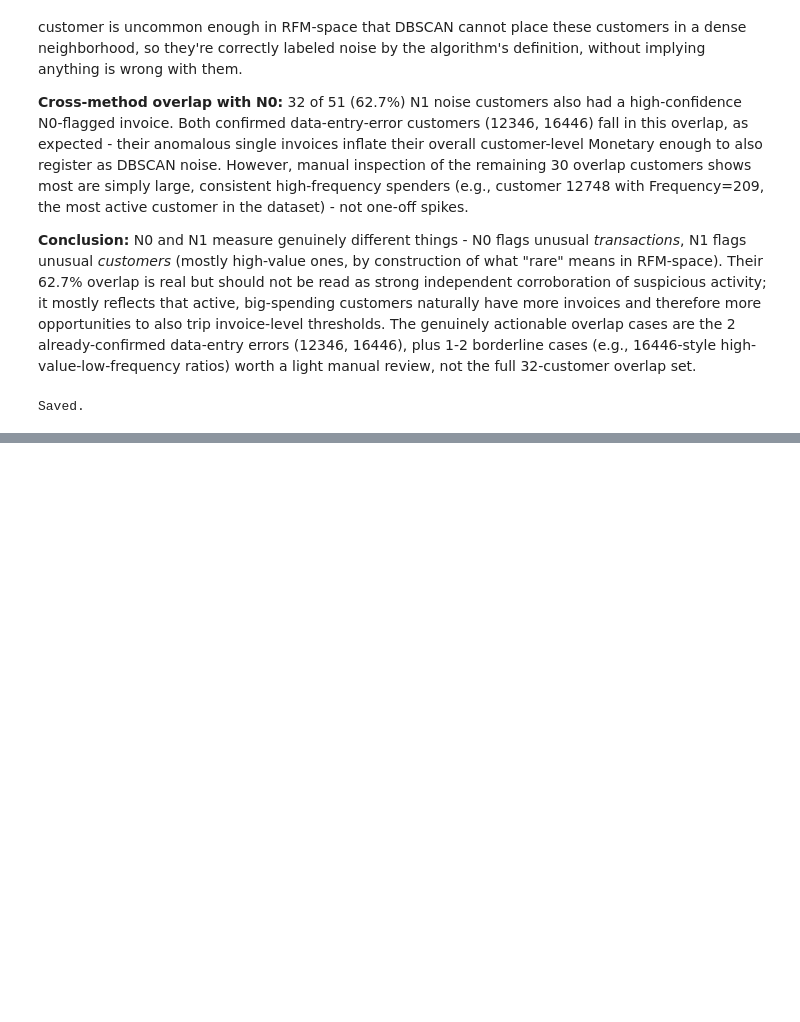
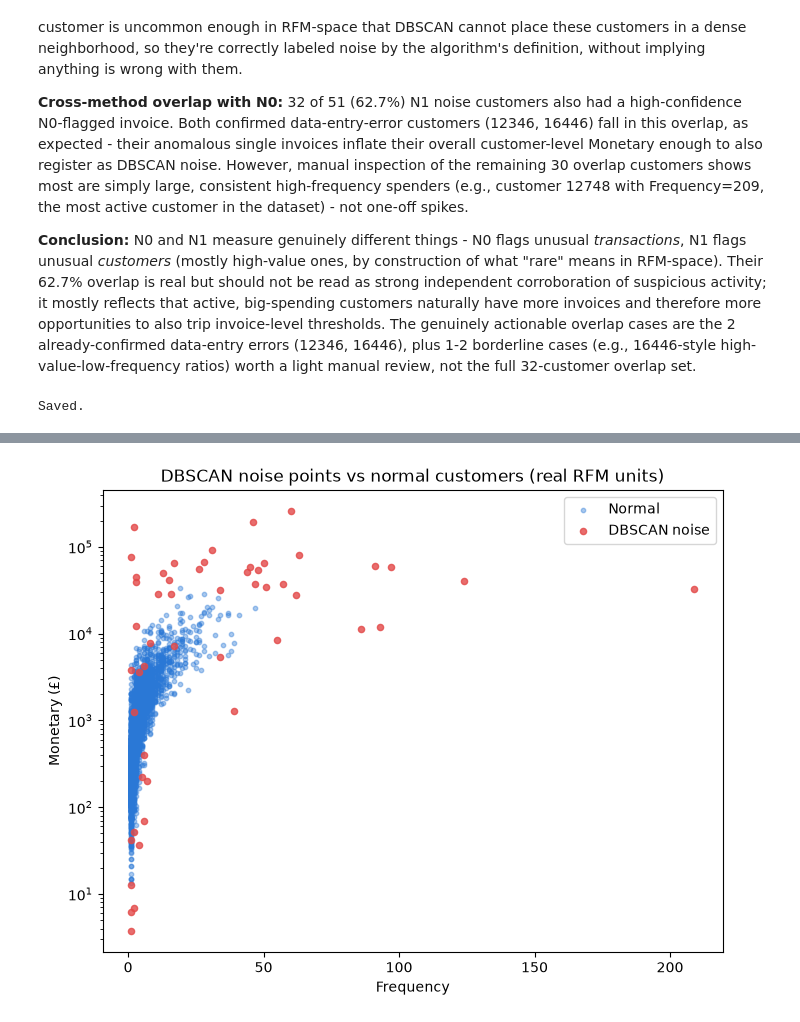
Before and after one commit to swagat017/Data-Mining-Project, a Jupyter notebook: notebooks/anamoly_analysis.ipynb, the cells around one changed output, grey strips where cells are left out. Saved outputs shown, nothing was run; the diff lists cells and outputs as text; code cells hidden in the pictures; blank space fills up the shorter version.

```diff
--- a/notebooks/anamoly_analysis.ipynb
+++ b/notebooks/anamoly_analysis.ipynb
@@ -487,0 +501,12 @@ Saved.
+# %%
+plt.figure(figsize=(8,6))
+plt.scatter(normal_customers['Frequency'], normal_customers['Monetary'], s=10, alpha=0.4, label='Normal', color='#2a78d6')
+plt.scatter(noise_customers['Frequency'], noise_customers['Monetary'], s=20, alpha=0.8, label='DBSCAN noise', color='#e34948')
+plt.xlabel('Frequency'); plt.ylabel('Monetary (£)')
+plt.yscale('log')
+plt.title('DBSCAN noise points vs normal customers (real RFM units)')
+plt.legend()
+plt.savefig("../results/figures/dbscan_noise_scatter.png", dpi=150, bbox_inches='tight')
+plt.show()
+# %% [output]
+[figure, added]
```
Also changed, not shown: parts of 2 cells of this notebook, 5 other files.
